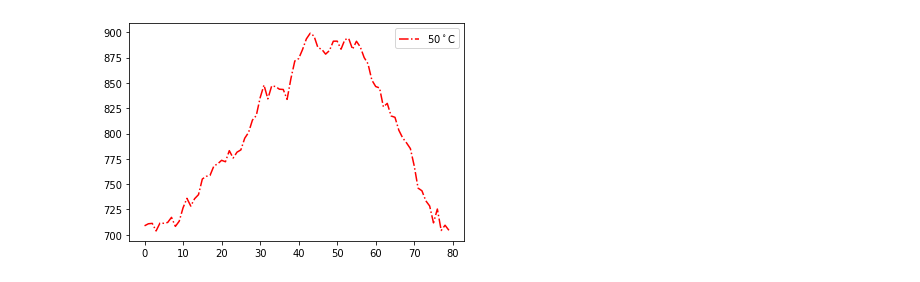
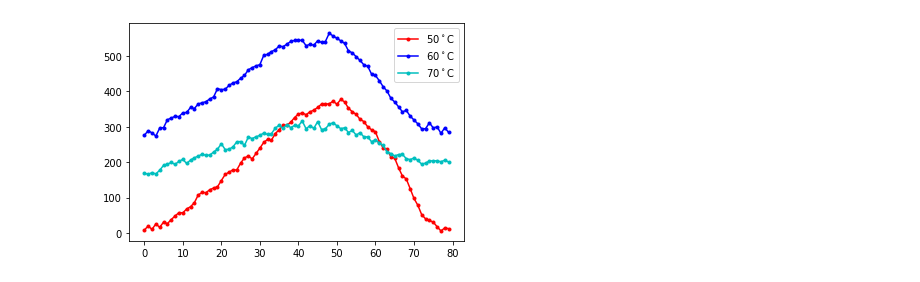
Before and after one commit to Polarization-Lab/IRCSP, a Jupyter notebook: calibration/target-evaluation/target-plots.ipynb, the cells around one changed output. Cells and saved outputs as stored; diff of their text form; code cells hidden in the pictures.

```diff
--- a/calibration/target-evaluation/target-plots.ipynb
+++ b/calibration/target-evaluation/target-plots.ipynb
@@ -8,11 +8,11 @@ from statistics import mean
 from scipy.optimize import curve_fit
 # %%
 #choose filepath to desired data
-path =  "C://Users//khart//Documents//IRCSP2_data//calibration_data//BBpolarized//"
+path = 'C:\\Users\\khart\\Documents\\IRCSP2_data\\calibration_data\\LUT\\'
 # %%
 #will create a df and print the names of the keys in the original hdf5 file
-df1 = create_target_df(path,'cam1_170deg.h5')
-#df2 = create_target_df(path,'cam1_65.h5')
-#df3 = create_target_df(path,'cam1_80.h5')
+df1 = create_target_df(path,'cam1_80.h5')
+df2 = create_target_df(path,'cam2_80.h5')
+df3 = create_target_df(path,'cam2_50.h5')
 # %% [output]
 Keys: <KeysViewHDF5 ['images1', 'temp1']>
@@ -53,8 +55,8 @@ plt.show()
 # %%
-plt.plot(df1["images1"].mean()[120,90:170],'r-.')
-#plt.plot(df2["images1"].mean()[120,90:170],'b-.')
-#plt.plot(df3["images1"].mean()[120,90:170],'c-.')
-plt.legend(['50$^\circ$C','65$^\circ$C','80$^\circ$C'])
+plt.plot(df1["images1"].mean()[135,90:170],'r.-')
+plt.plot(df2["images1"].mean()[135,90:170],'b.-')
+plt.plot(df3["images1"].mean()[135,90:170],'c.-')
+plt.legend(['50$^\circ$C','60$^\circ$C','70$^\circ$C'])
 plt.show()
 # %% [output]
-[figure, old version]
+[figure, new version]
```
Also changed, not shown: parts of 5 cells of this notebook, 6 other files.
